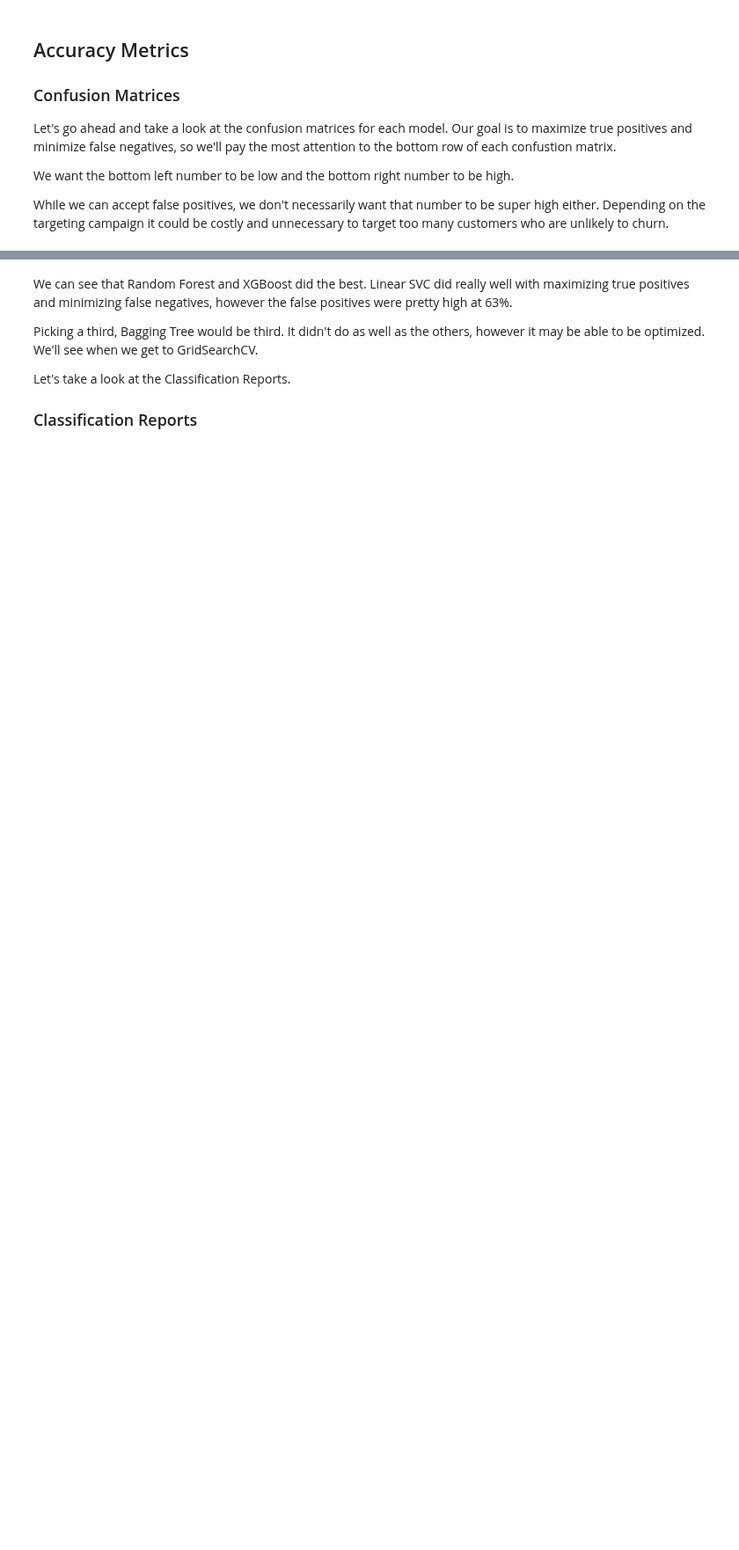
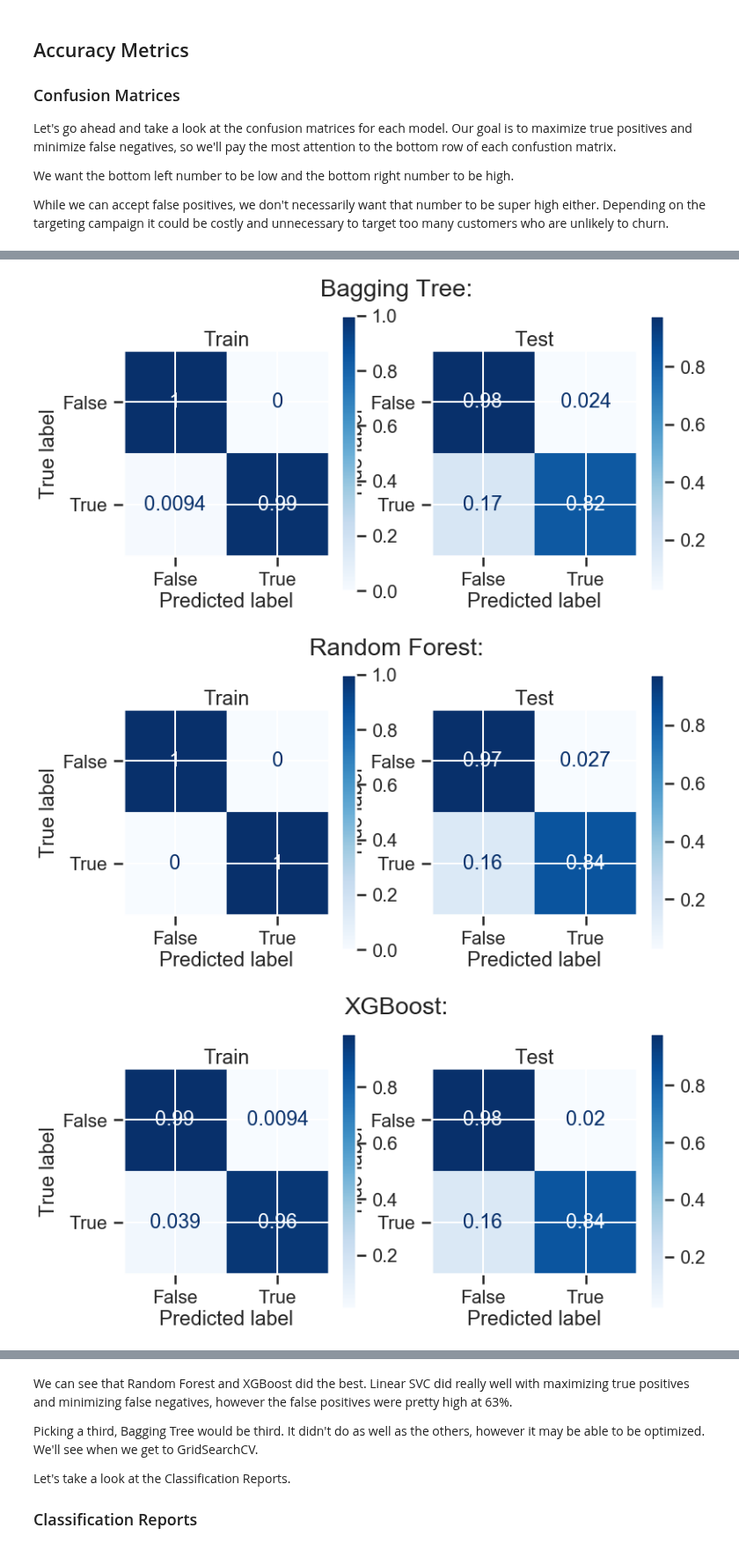
Before and after one commit to JessicaFB/Telecommunications-Churn-Prediction, a Jupyter notebook: churn_classifier.ipynb, the cells around one changed output, grey strips where cells are left out. Shown at 88% size. Drawn from its saved outputs; the diff is of its cells as text; code cells hidden in the pictures; blank space fills up the shorter version.

Commit message:
Completed the function to print confusion matrices.

```diff
--- a/churn_classifier.ipynb
+++ b/churn_classifier.ipynb
@@ -566,2 +566,0 @@ models_df = pd.DataFrame.from_dict(clf_dict, orient='index')
-# %%
-models_df = models_df.reset_index(drop=True)
@@ -575,4 +566,0 @@ models_df
-# %%
-model = models_df['clfs'][0]
-# %%
-model.fit(X_train,y_train)
@@ -974,3 +784,42 @@ While we can accept false positives, we don't necessarily want that number to be
+# %%
+def norm_cm(clf_df):
+    '''
+    Function that prints out normalized confusion matrices
+    for our classification models
+
+    Inputs:
+        clf_df: our dataframe with out classifier metrics
+
+    Returns: Prints out normalized confustion matrices for
+        each of our models in our classifer dataframe
+    '''
+
+    for i,model in models_df.iterrows():
+
+        fig, (ax1, ax2) = plt.subplots(1, 2, figsize=(12,6))
+        fig.suptitle(f"{model['clf_name']}:")
+        plot_confusion_matrix(model['clfs'],
+                              model['X_train'],
+                              model['y_train'],
+                              cmap='Blues',
+                              normalize='true',
+                              ax=ax1)
+        ax1.set_title('Train')
+        plot_confusion_matrix(model['clfs'],
+                              model['X_test'],
+                              model['y_test'],
+                              cmap='Blues',
+                              normalize='true',
+                              ax=ax2)
+        ax2.set_title('Test')
+
+    return plt.show()
+# %%
+norm_cm(clf_preds)
+# %% [output]
+[figure, added]
+[figure, added]
+[figure, added]
 # %%
 # Print out normalized confusion matrices
 
```
Also changed, not shown: parts of 24 cells of this notebook.
